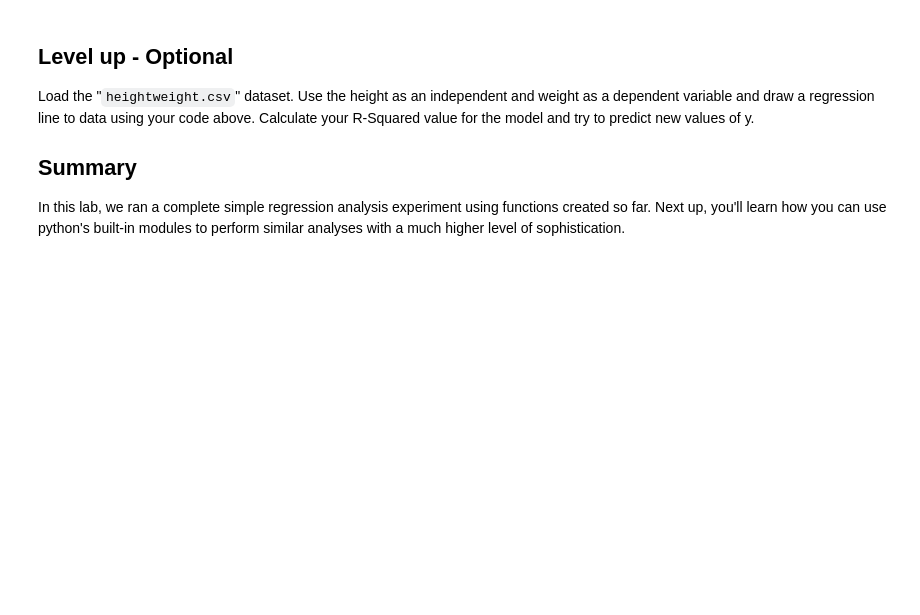
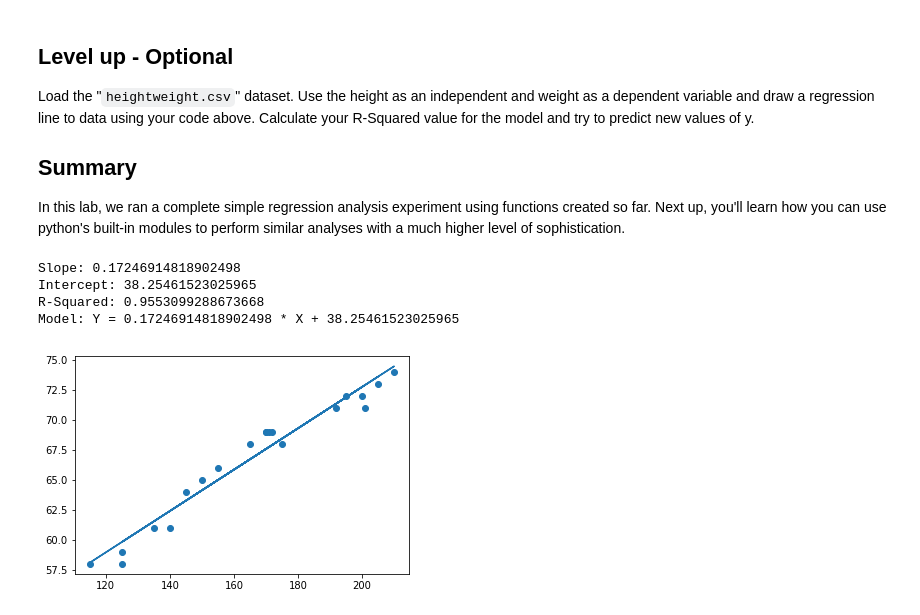
Before and after one commit to joelsandler/dsc-enterprise-hsbc-complete-regression-lab-hsbc-ds-081319, a Jupyter notebook: index.ipynb, the cells around one changed output. Cells and saved outputs as stored; diff of their text form; code cells hidden in the pictures; blank space fills up the shorter version.

```diff
--- a/index.ipynb
+++ b/index.ipynb
@@ -125,16 +125,28 @@ In this lab, we ran a complete simple regression analysis experiment using funct
 # %%
 import pandas as pd
 df  = pd.read_csv('heightWeight.csv')
 X = df["weight"]
 Y = df["height"]
 
 m, c = best_fit(X,Y)
 
 print("Slope: " + str(m))
 
 print("Intercept: " + str(c))
 
 regression_line = reg_line(m,c,X)
 
 plt.scatter(X,Y)
 plt.plot(X, regression_line)
+
+Y_pred = regression_line
+
+print("R-Squared: " + str(r_squared(Y, Y_pred)))
+
+print("Model: Y = " + str(m) + " * X + " + str(c))
+# %% [output]
+Slope: 0.17246914818902498
+Intercept: 38.25461523025965
+R-Squared: 0.9553099288673668
+Model: Y = 0.17246914818902498 * X + 38.25461523025965
+[figure, added]
```
